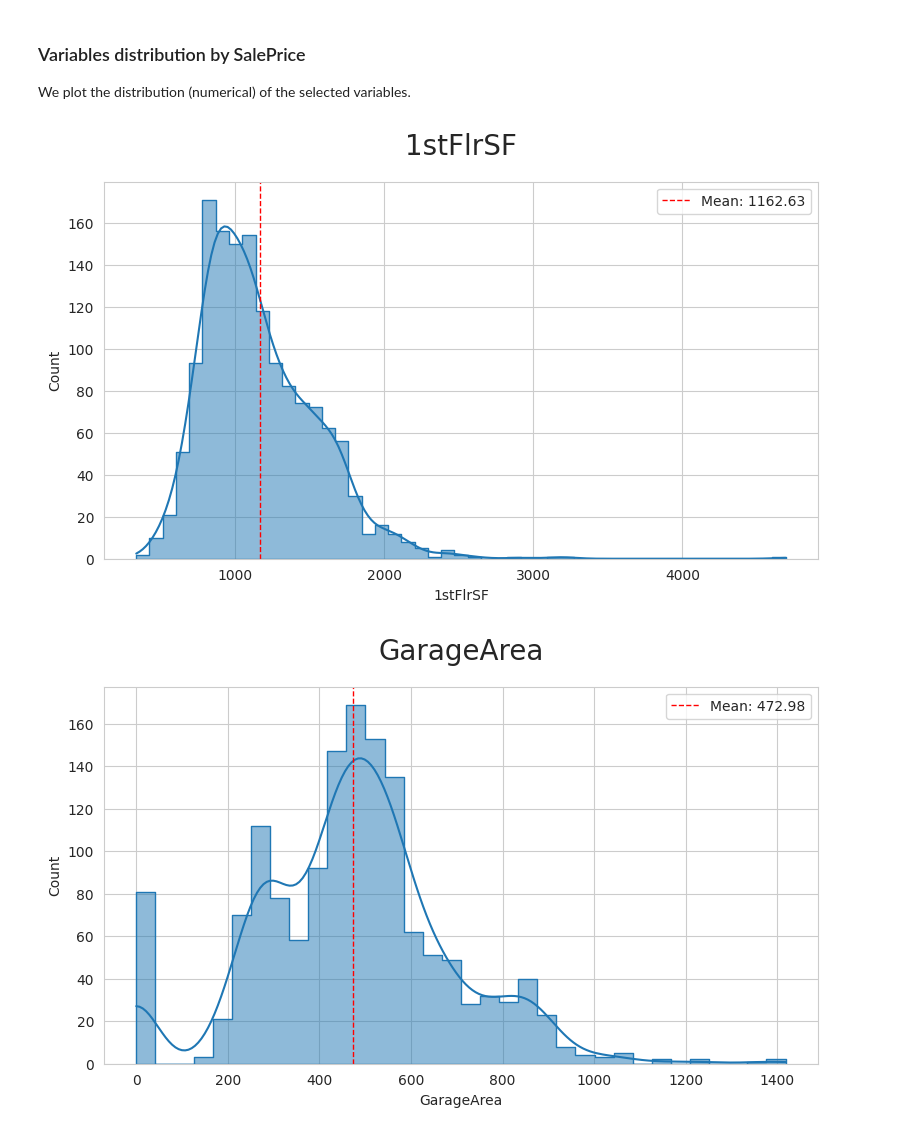
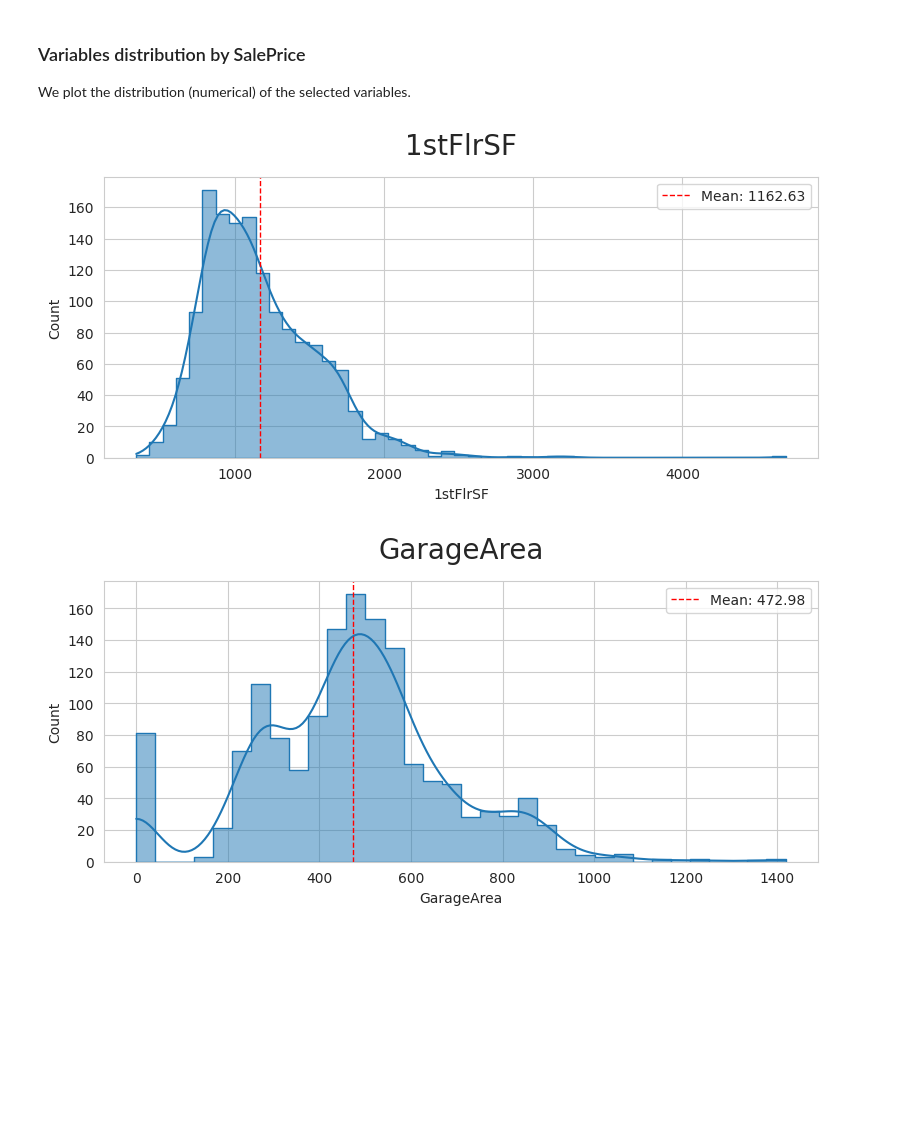
Before and after one commit to craig-grant630/Heritage-Housing, a Jupyter notebook: jupyter_notebooks/Housing_SalePrice_Study.ipynb, the cells around one changed output. Saved outputs shown, nothing was run; the diff lists cells and outputs as text; code cells hidden in the pictures; blank space fills up the shorter version.

```diff
--- a/jupyter_notebooks/Housing_SalePrice_Study.ipynb
+++ b/jupyter_notebooks/Housing_SalePrice_Study.ipynb
@@ -166,28 +171,27 @@ We plot the distribution (numerical) of the selected variables.
 # %%
 import matplotlib.pyplot as plt
 import seaborn as sns
 
 sns.set_style('whitegrid')
 
 def plot_numerical(df, col, target_var):
-    plt.figure(figsize=(8, 5))
+    plt.figure(figsize=(8, 4))
     sns.histplot(data=df, x=col, kde=True, element="step")
 
     mean_val = df[col].mean()
 
-    # Add a vertical line for the mean
     plt.axvline(mean_val, color='red', linestyle='--', linewidth=1, label=f'Mean: {mean_val:.2f}')
 
     plt.title(f"{col}", fontsize=20, y=1.05)
     plt.xlabel(col)
     plt.legend()
     plt.tight_layout()
     plt.show()
 
 target_var = 'SalePrice'
 for col in vars_to_study:
     plot_numerical(df_eda, col, target_var)
     print("\n\n")
 # %% [output]
-[figure, old version]
+[figure, new version]
-[figure, old version]
+[figure, new version]
```
Also changed, not shown: parts of 5 cells of this notebook, 6 other files.
